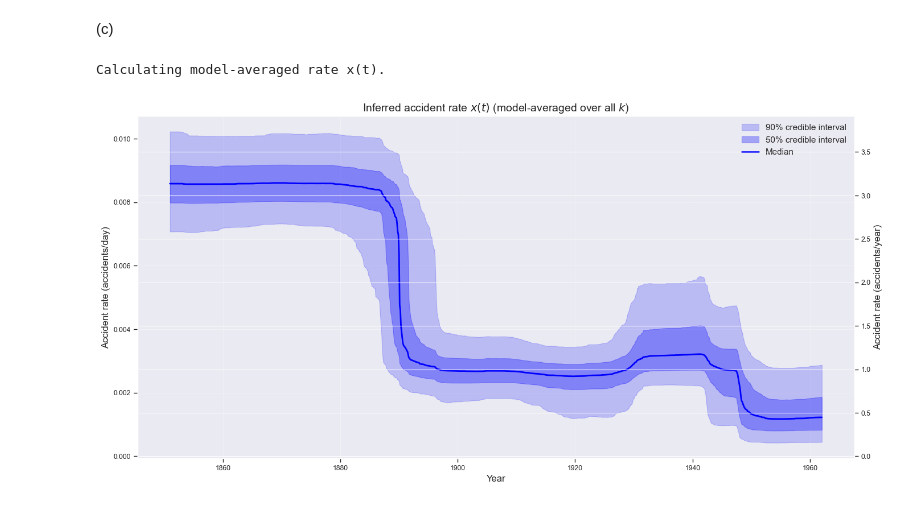
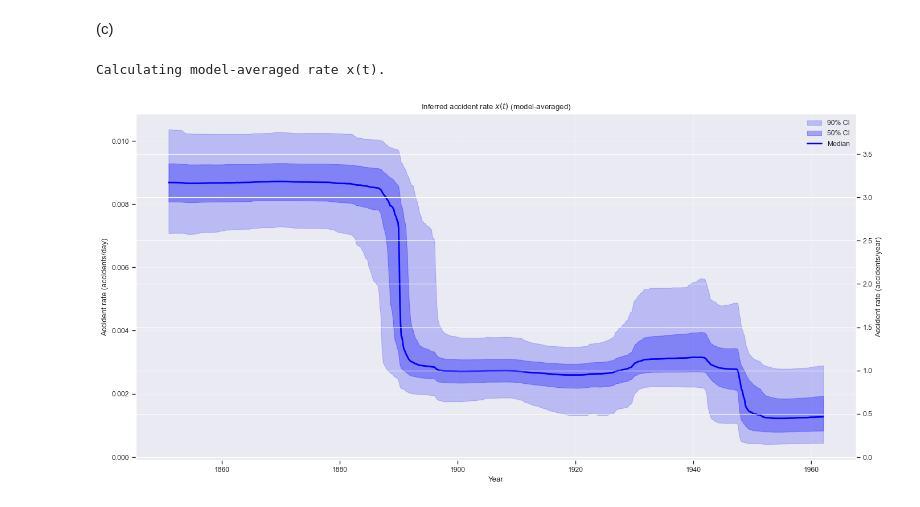
Before and after one commit to bamk3/Coal-Mining-Accident-Project, a Jupyter notebook: base.ipynb, the cells around one changed output. Saved outputs shown, nothing was run; the diff lists cells and outputs as text; code cells hidden in the pictures.

```diff
--- a/base.ipynb
+++ b/base.ipynb
@@ -732,9 +679,45 @@ def plot_inferred_rate(sampler, burn_in=10000, num_time_points=1000):
-# %%
-# Plot inferred rate with uncertainties
-
-print("Calculating model-averaged rate x(t).")
-
-plot_inferred_rate(sampler, burn_in=burn_in)
-# %% [output]
-Calculating model-averaged rate x(t).
-[figure, removed]
+# %%
+# Plot inferred rate with uncertainties
+
+print("Calculating model-averaged rate x(t).")
+
+def plot_inferred_rate(sampler, burn_in=10000, num_time_points=1000):
+    chain = sampler.chain[burn_in:]
+    t_grid = np.linspace(0, sampler.duration, num_time_points)
+
+    # Vectorized rate extraction across the chain for each grid point
+    def get_rates(state, t_grid):
+        k = (len(state) - 1) // 2
+        idx = np.searchsorted(state[:k], t_grid, side='right')
+        return state[k:][idx]
+
+    rates_at_time = np.array([get_rates(s, t_grid) for s in chain]).T
+
+    # Calculate percentiles (Median, 50% CI, 90% CI)
+    perc = np.percentile(rates_at_time, [5, 25, 50, 75, 95], axis=1)
+    t_years = t_grid / 365.25 + 1851
+
+    fig, ax = plt.subplots(figsize=(14, 7))
+    ax.fill_between(t_years, perc[0], perc[4], alpha=0.2, color='blue', label='90% CI')
+    ax.fill_between(t_years, perc[1], perc[3], alpha=0.3, color='blue', label='50% CI')
+    ax.plot(t_years, perc[2], 'b-', lw=2, label='Median')
+
+    ax.set(xlabel='Year', ylabel='Accident rate (accidents/day)',
+           title='Inferred accident rate $x(t)$ (model-averaged)')
+    ax.legend(); ax.grid(True, alpha=0.3)
+
+    # Secondary axis for annual rates
+    ax2 = ax.twinx()
+    ax2.set_ylabel('Accident rate (accidents/year)')
+    ax2.set_ylim(np.array(ax.get_ylim()) * 365.25)
+
+    plt.tight_layout()
+    plt.savefig('./figs/q5c_inferred_rate.pdf', dpi=300)
+    plt.show()
+# %% [output]
+Calculating model-averaged rate x(t).
+# %%
+
+plot_inferred_rate(sampler, burn_in=10000, num_time_points=1000)
+# %% [output]
+[figure, added]
```
Also changed, not shown: parts of 17 cells of this notebook, 10 other files.
